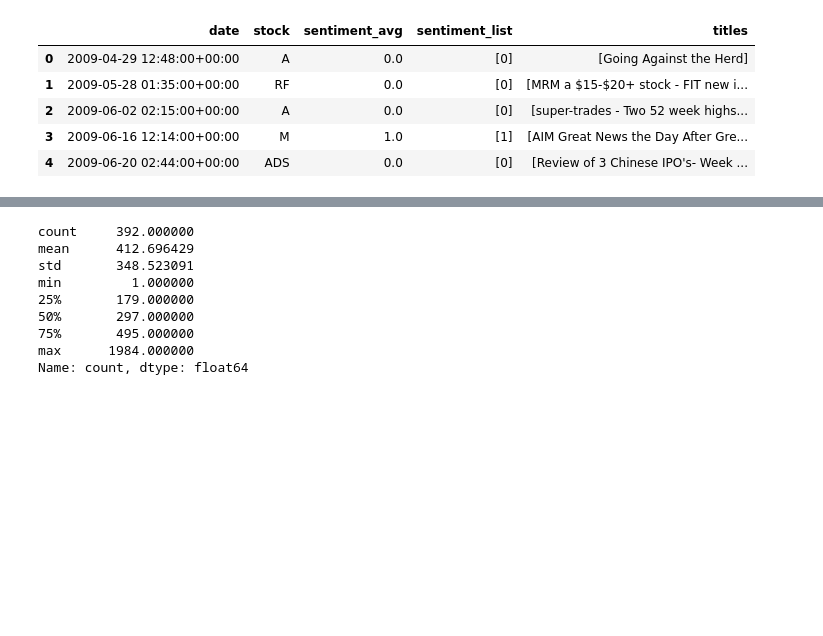
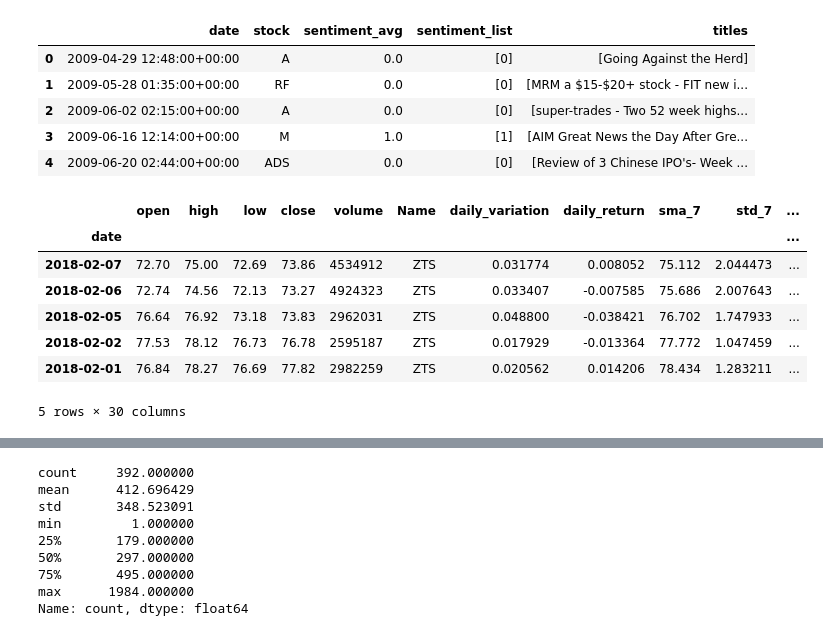
Before and after one commit to anjun745/175-project, a Jupyter notebook: data_processing.ipynb, the cells around one changed output, grey strips where cells are left out. Saved outputs shown, nothing was run; the diff lists cells and outputs as text; code cells hidden in the pictures; blank space fills up the shorter version.

```diff
--- a/data_processing.ipynb
+++ b/data_processing.ipynb
@@ -106,3 +107,18 @@ df_finbert2.head()
 | 2 | 2009-06-02 02:15:00+00:00 | A | 0.0 | [0] | [super-trades - Two 52 week highs... |
 | 3 | 2009-06-16 12:14:00+00:00 | M | 1.0 | [1] | [AIM Great News the Day After Gre... |
 | 4 | 2009-06-20 02:44:00+00:00 | ADS | 0.0 | [0] | [Review of 3 Chinese IPO's- Week ... |
+# %%
+df_snp = pd.read_csv("stocks_with_indicators_labeled.csv")
+df_snp['date'] = pd.to_datetime(df_snp['date'])
+df_snp.set_index('date', inplace=True)
+df_snp = df_snp.iloc[::-1]
+df_snp.head()
+# %% [output]
+|  | open | high | low | close | volume | Name | daily_variation | daily_return | sma_7 | std_7 | ... |
+| date |  |  |  |  |  |  |  |  |  |  | ... |
+| 2018-02-07 | 72.70 | 75.00 | 72.69 | 73.86 | 4534912 | ZTS | 0.031774 | 0.008052 | 75.112 | 2.044473 | ... |
+| 2018-02-06 | 72.74 | 74.56 | 72.13 | 73.27 | 4924323 | ZTS | 0.033407 | -0.007585 | 75.686 | 2.007643 | ... |
+| 2018-02-05 | 76.64 | 76.92 | 73.18 | 73.83 | 2962031 | ZTS | 0.048800 | -0.038421 | 76.702 | 1.747933 | ... |
+| 2018-02-02 | 77.53 | 78.12 | 76.73 | 76.78 | 2595187 | ZTS | 0.017929 | -0.013364 | 77.772 | 1.047459 | ... |
+| 2018-02-01 | 76.84 | 78.27 | 76.69 | 77.82 | 2982259 | ZTS | 0.020562 | 0.014206 | 78.434 | 1.283211 | ... |
+5 rows × 30 columns
```
Also changed, not shown: parts of 8 cells of this notebook, 4 other files.
